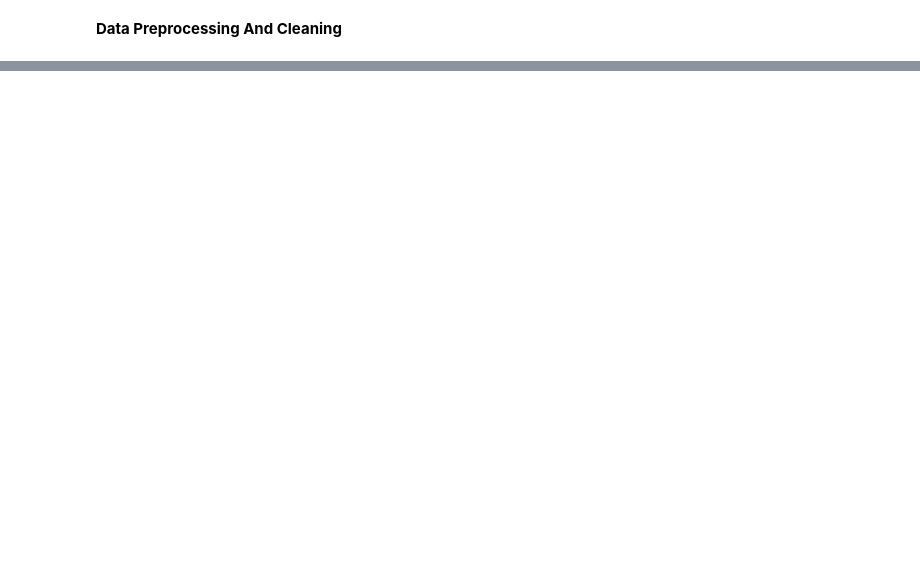
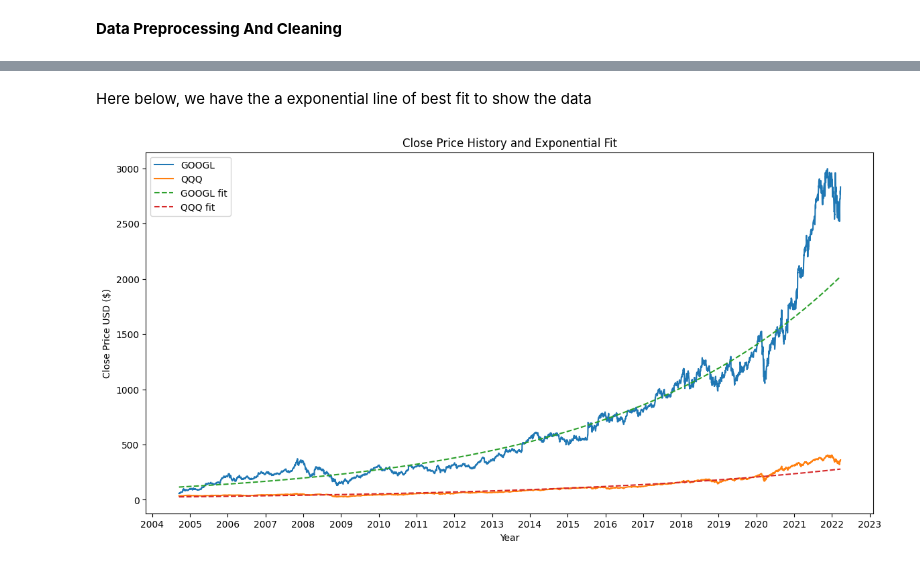
Before and after one commit to bnewman6/CMSC320FinalProjectLinNewman, a Jupyter notebook: main.ipynb, the cells around one changed output, grey strips where cells are left out. Drawn from its saved outputs; the diff is of its cells as text; code cells hidden in the pictures; blank space fills up the shorter version.

Commit message:
Statistical analysis and more data cleaning
Data cleaning:
 -Made both dataset start and end at same date

Did a bunch of statistical analysis

```diff
--- a/main.ipynb
+++ b/main.ipynb
@@ -43,0 +62,10 @@ qqq_df.to_csv("data\cleaned_data\QQQ_cleaned.csv",index=False)
+# %%
+googl_df = pd.read_csv("./data/cleaned_data/GOOGL_cleaned.csv")
+qqq_df = pd.read_csv("./data/cleaned_data/QQQ_cleaned.csv")
+
+googl_df['date'] = pd.to_datetime(googl_df['date'])
+qqq_df['date'] = pd.to_datetime(qqq_df['date'])
+
+# Set the date as the index
+googl_df.set_index('date', inplace=True, drop = False)
+qqq_df.set_index('date', inplace=True, drop = False)
@@ -43,0 +107,34 @@ qqq_df.to_csv("data\cleaned_data\QQQ_cleaned.csv",index=False)
+# %% [markdown]
+Here below, we have the a exponential line of best fit to show the data
+# %%
+import numpy as np
+import matplotlib.pyplot as plt
+import matplotlib.dates as mdates
+
+# Convert the index to a numerical format for curve fitting
+x_data_googl = mdates.date2num(googl_df.index.to_pydatetime())
+x_data_qqq = mdates.date2num(qqq_df.index.to_pydatetime())
+
+# Fit an exponential curve to the close price data
+coeffs_googl = np.polyfit(x_data_googl, np.log(googl_df['close']), 1)
+coeffs_qqq = np.polyfit(x_data_qqq, np.log(qqq_df['close']), 1)
+
+# Generate y values for the fitted curves
+y_fit_googl = np.exp(np.polyval(coeffs_googl, x_data_googl))
+y_fit_qqq = np.exp(np.polyval(coeffs_qqq, x_data_qqq))
+
+# Plot the close price data and the fitted curves
+plt.figure(figsize=(14,7))
+plt.plot(x_data_googl, googl_df['close'], label='GOOGL', linestyle='-')
+plt.plot(x_data_qqq, qqq_df['close'], label='QQQ', linestyle='-')
+plt.plot(x_data_googl, y_fit_googl, label='GOOGL fit', linestyle='--')
+plt.plot(x_data_qqq, y_fit_qqq, label='QQQ fit', linestyle='--')
+plt.title('Close Price History and Exponential Fit')
+plt.xlabel('Year')
+plt.ylabel('Close Price USD ($)')
+plt.legend(loc='upper left')
+plt.gca().xaxis.set_major_formatter(mdates.DateFormatter('%Y'))
+plt.gca().xaxis.set_major_locator(mdates.YearLocator())
+plt.show()
+# %% [output]
+[figure, added]
```
Also changed, not shown: parts of 24 cells of this notebook, 2 other files.
